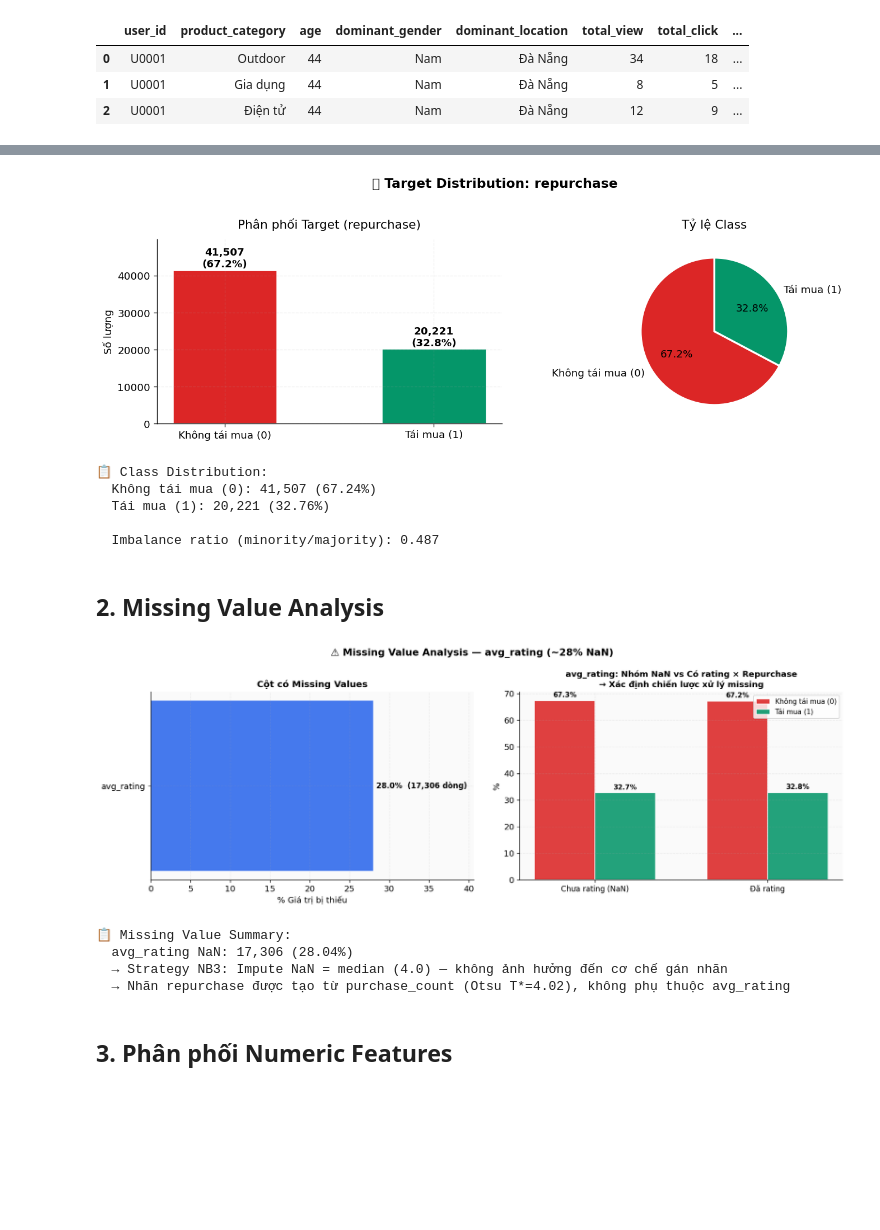
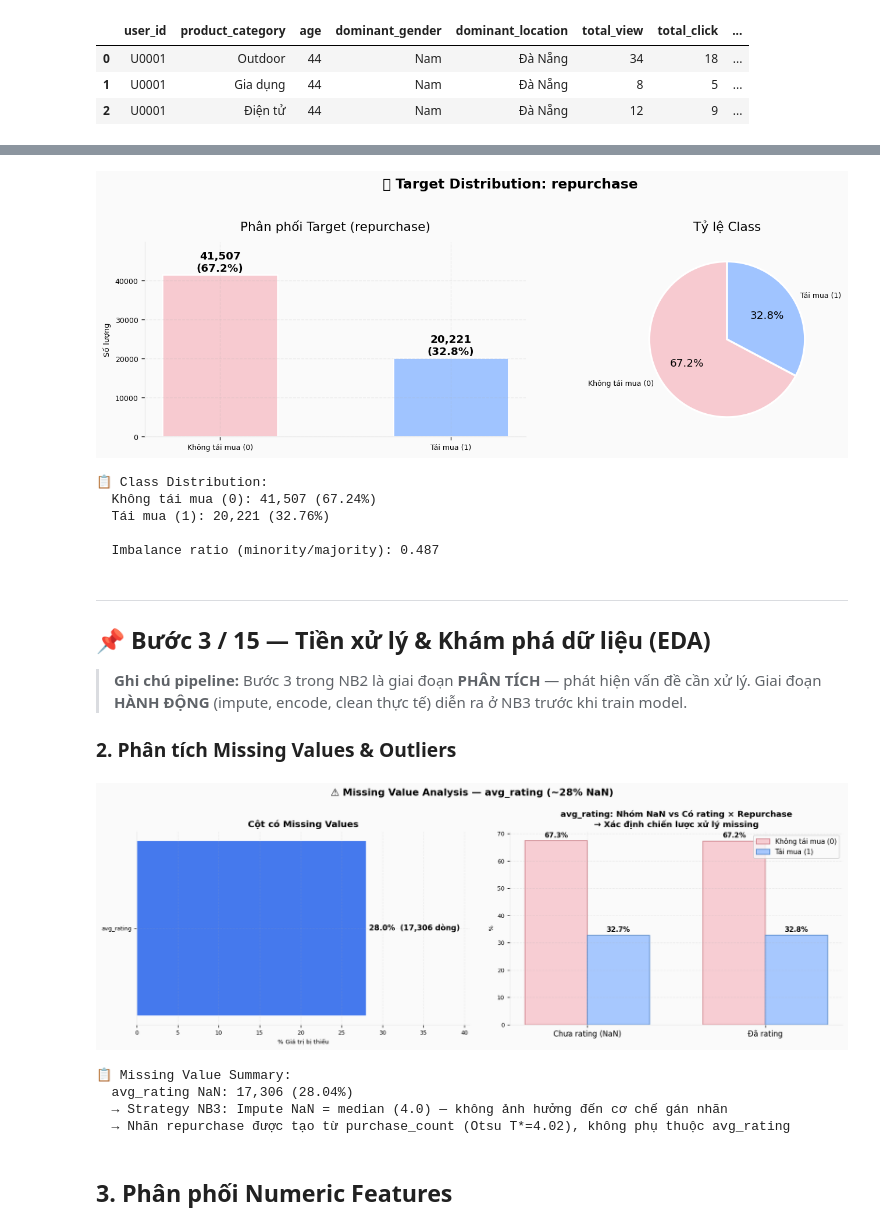
Before and after one commit to TranThiNgocVy/MOCK_PROJECT-NHOM2, a Jupyter notebook: 2_Exploratory_Data_Analysis.ipynb, the cells around one changed output, grey strips where cells are left out. Saved outputs shown, nothing was run; the diff lists cells and outputs as text; code cells hidden in the pictures; blank space fills up the shorter version.

```diff
--- a/2_Exploratory_Data_Analysis.ipynb
+++ b/2_Exploratory_Data_Analysis.ipynb
@@ -55,8 +71,9 @@ PAL = {
     'light_neg': '#FEE2E2',  # Đỏ nhạt         — background rủi ro
 }
 
-# Ánh xạ nhãn repurchase → màu (dùng nhất quán trong tất cả biểu đồ split by class)
-PALETTE = {0: PAL['neg'], 1: PAL['pos']}
+# Ánh xạ nhãn repurchase → màu theo Visual Identity (hồng / xanh pastel)
+PALETTE = {0: '#F7CAD0', 1: '#A0C4FF'}   # Class 0: hồng #F7CAD0 | Class 1: xanh #A0C4FF
+PALETTE_EDGE = {0: '#C97680', 1: '#4A80C4'}  # Viền tương ứng
 
 # --- Đường dẫn ---
 BASE_DIR  = Path('.').resolve()
@@ -64,7 +81,7 @@ DATA_DIR  = BASE_DIR / 'data'
 
 pd.set_option('display.float_format', '{:,.4f}'.format)
 print('✅ Libraries loaded | PAL unified palette ready')
-print(f'   primary={PAL["primary"]} | pos={PAL["pos"]} | neg={PAL["neg"]}')
+print(f'   PALETTE[0]=#F7CAD0 (hồng) | PALETTE[1]=#A0C4FF (xanh) — VI class colors')
 print('   → Mỗi màu mang một ý nghĩa cố định trong toàn bộ notebook')
 # %% [output]
 ✅ Libraries loaded | PAL unified palette ready
@@ -119,14 +145,20 @@ for val, count in counts.items():
     print(f'  {label} ({val}): {count:,} ({count/len(df)*100:.2f}%)')
 print(f'\n  Imbalance ratio (minority/majority): {min(counts)/max(counts):.3f}')
 # %% [output]
-[figure, old version]
+[figure, new version]
 📋 Class Distribution:
   Không tái mua (0): 41,507 (67.24%)
   Tái mua (1): 20,221 (32.76%)
 
   Imbalance ratio (minority/majority): 0.487
 # %% [markdown]
-## 2. Missing Value Analysis
+
+---
+## 📌 Bước 3 / 15 — Tiền xử lý & Khám phá dữ liệu (EDA)
+
+> **Ghi chú pipeline:** Bước 3 trong NB2 là giai đoạn **PHÂN TÍCH** — phát hiện vấn đề cần xử lý. Giai đoạn **HÀNH ĐỘNG** (impute, encode, clean thực tế) diễn ra ở NB3 trước khi train model.
+
+### 2. Phân tích Missing Values & Outliers
 # %%
 # ============================================================
 # SECTION 2: Missing value analysis
@@ -156,36 +188,36 @@ df_temp['has_rating'] = (~df['avg_rating'].isna()).astype(int)
 cross = pd.crosstab(df_temp['has_rating'], df_temp['repurchase'], normalize='index') * 100
 cross.index = ['Chưa rating (NaN)', 'Đã rating']
 cross.columns = ['Không tái mua (0)', 'Tái mua (1)']
 
 ax2 = axes[1]
 x = np.arange(len(cross))
 w = 0.35
 b1 = ax2.bar(x - w/2, cross['Không tái mua (0)'], width=w,
-             color=PAL['neg'], edgecolor='white', label='Không tái mua (0)', alpha=0.88)
+             color=PALETTE[0], edgecolor=PALETTE_EDGE[0], label='Không tái mua (0)', alpha=0.92)
 b2 = ax2.bar(x + w/2, cross['Tái mua (1)'],       width=w,
-             color=PAL['pos'], edgecolor='white', label='Tái mua (1)', alpha=0.88)
+             color=PALETTE[1], edgecolor=PALETTE_EDGE[1], label='Tái mua (1)', alpha=0.92)
 ax2.bar_label(b1, fmt='%.1f%%', padding=3, fontsize=9, fontweight='bold')
 ax2.bar_label(b2, fmt='%.1f%%', padding=3, fontsize=9, fontweight='bold')
 ax2.set_xticks(x)
 ax2.set_xticklabels(cross.index, fontsize=10)
 ax2.set_ylabel('%')
 ax2.set_title('avg_rating: Nhóm NaN vs Có rating × Repurchase\n'
               '→ Xác định chiến lược xử lý missing',
               fontsize=11, fontweight='bold')
 ax2.legend(loc='upper right', fontsize=9)
 ax2.set_facecolor('#FAFAFA')
 
 plt.suptitle('⚠️ Missing Value Analysis — avg_rating (~28% NaN)',
              fontsize=13, fontweight='bold')
 plt.tight_layout()
 plt.show()
 
 print('\n📋 Missing Value Summary:')
 print(f'  avg_rating NaN: {missing.get("avg_rating", 0):,} ({missing_pct.get("avg_rating", 0):.2f}%)')
 print('  → Strategy NB3: Impute NaN = median (4.0) — không ảnh hưởng đến cơ chế gán nhãn')
 print('  → Nhãn repurchase được tạo từ purchase_count (Otsu T*=4.02), không phụ thuộc avg_rating')
 # %% [output]
-[figure, old version]
+[figure, new version]
 📋 Missing Value Summary:
   avg_rating NaN: 17,306 (28.04%)
   → Strategy NB3: Impute NaN = median (4.0) — không ảnh hưởng đến cơ chế gán nhãn
```
Also changed, not shown: parts of 8 cells of this notebook, 13 other files.
